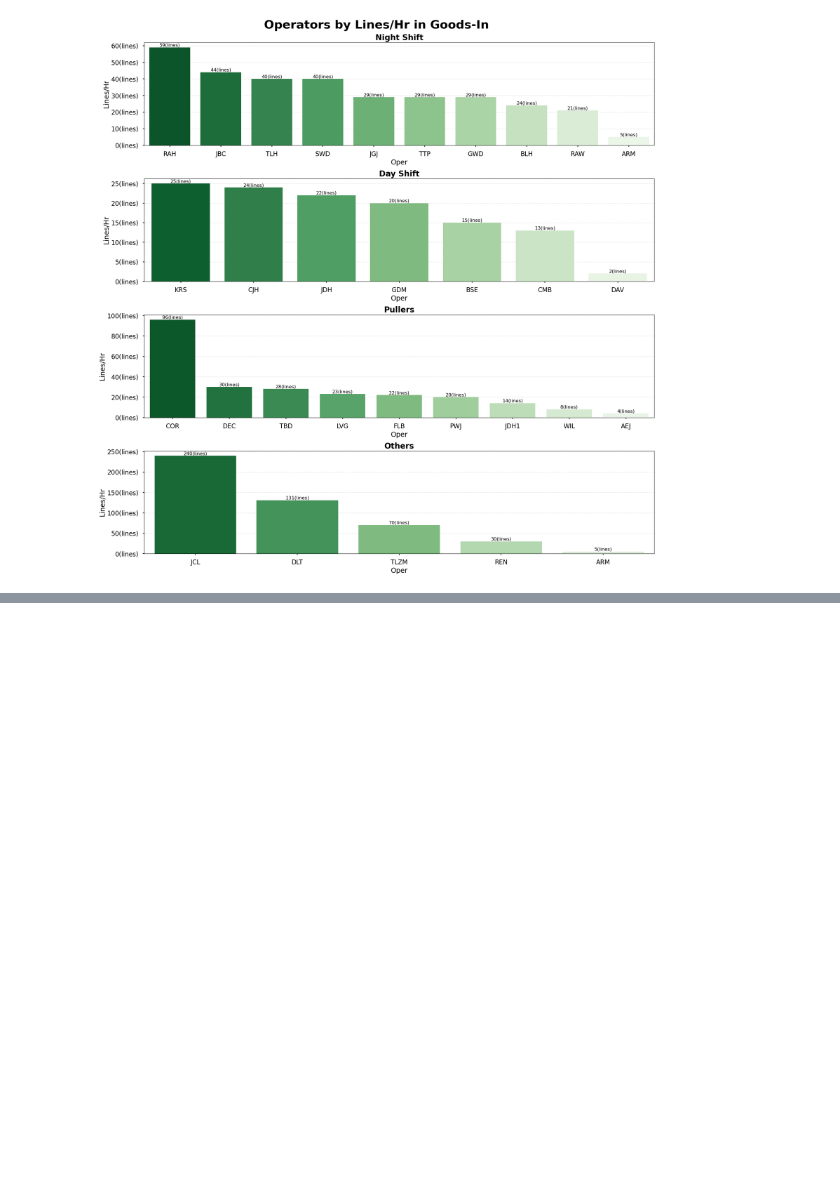
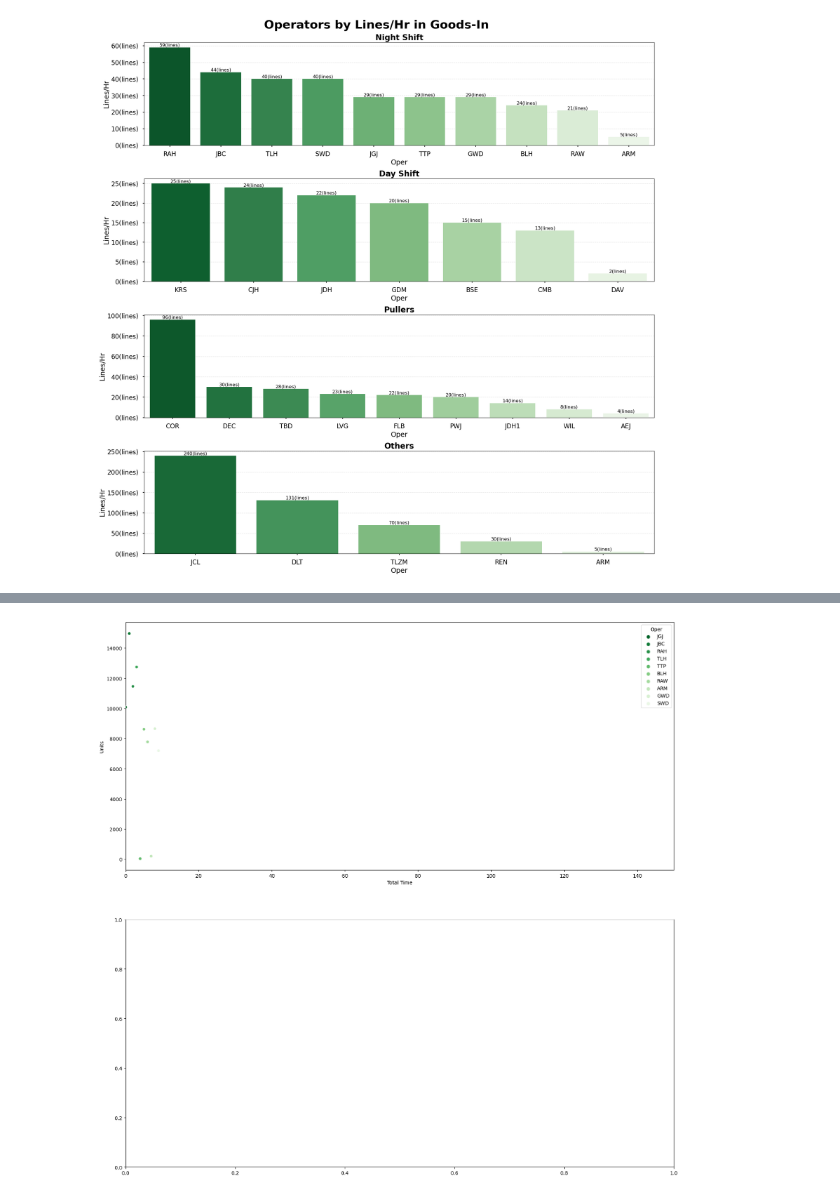
Before and after one commit to zeekwired/Tristate, a Jupyter notebook: Operator_Analysis.ipynb, the cells around one changed output, grey strips where cells are left out. Drawn from its saved outputs; the diff is of its cells as text; code cells hidden in the pictures; blank space fills up the shorter version.

```diff
--- a/Operator_Analysis.ipynb
+++ b/Operator_Analysis.ipynb
@@ -197,3 +197,6 @@ plt.tight_layout()
 plt.show();
 # %% [output]
 [figure]
+# %%
+oa_night['Total Time'] = pd.date_range(start='00:00:00', periods=len(oa_night), freq='H')
+oa_night.value_counts()
@@ -200,4 +216,9 @@ plt.show();
 # %%
 with plt.style.context('seaborn-muted', 'seaborn-poster'):
-    fig, ax = plt.subplots(4, 1, figsize=(20, 20))
-    sns.lineplot(x='')
+    fig, ax = plt.subplots(2, 1, figsize=(20, 20))
+    sns.scatterplot(y='Units', x=oa_night['Total Time'].dt.hour, data=oa_night, ax=ax[0], zorder=3, palette='Greens_r', hue='Oper')
+    ax[0].set_xlim(0, 150)
+
+plt.show()
+# %% [output]
+[figure, added]
```
Also changed, not shown: parts of 2 cells of this notebook, 1 other file.
